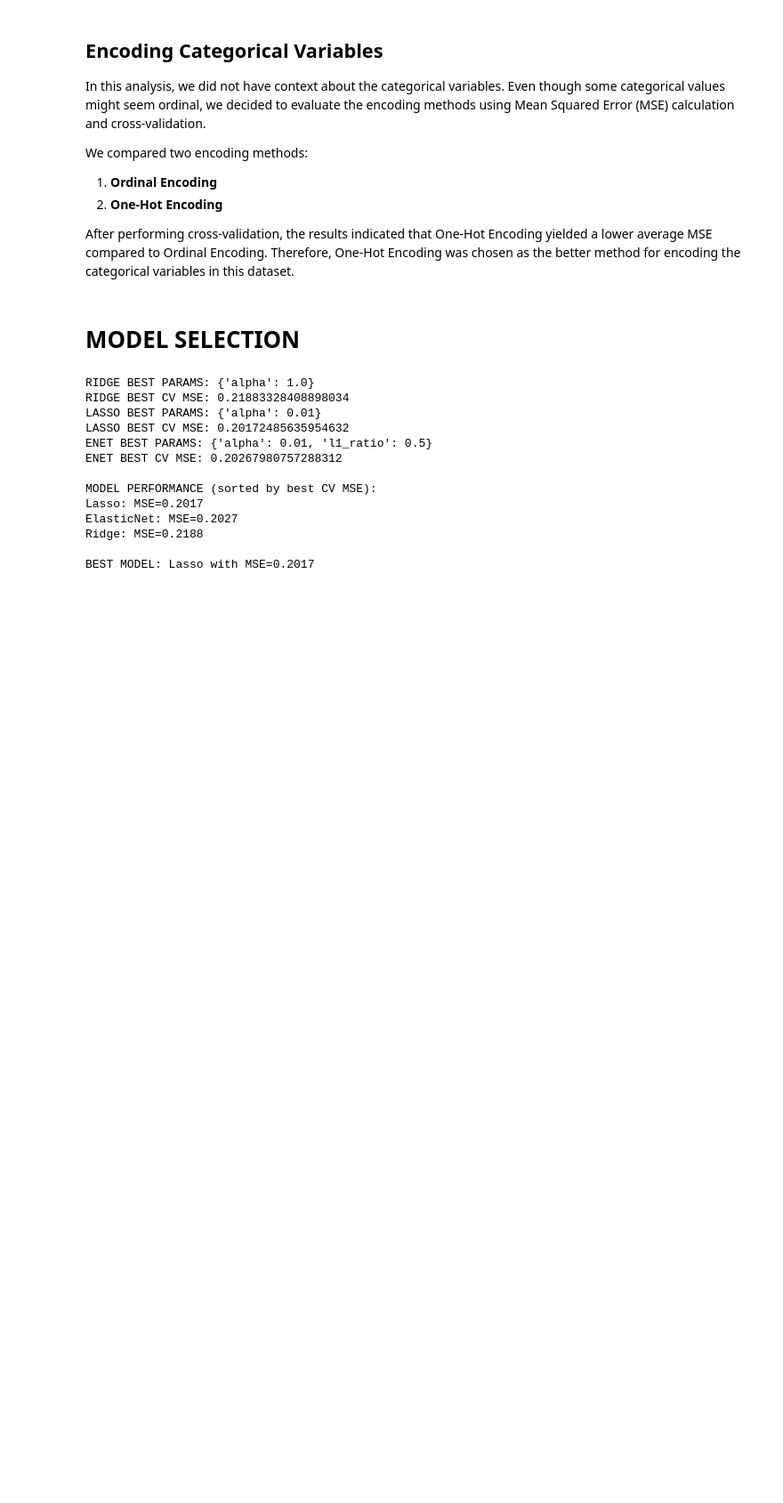
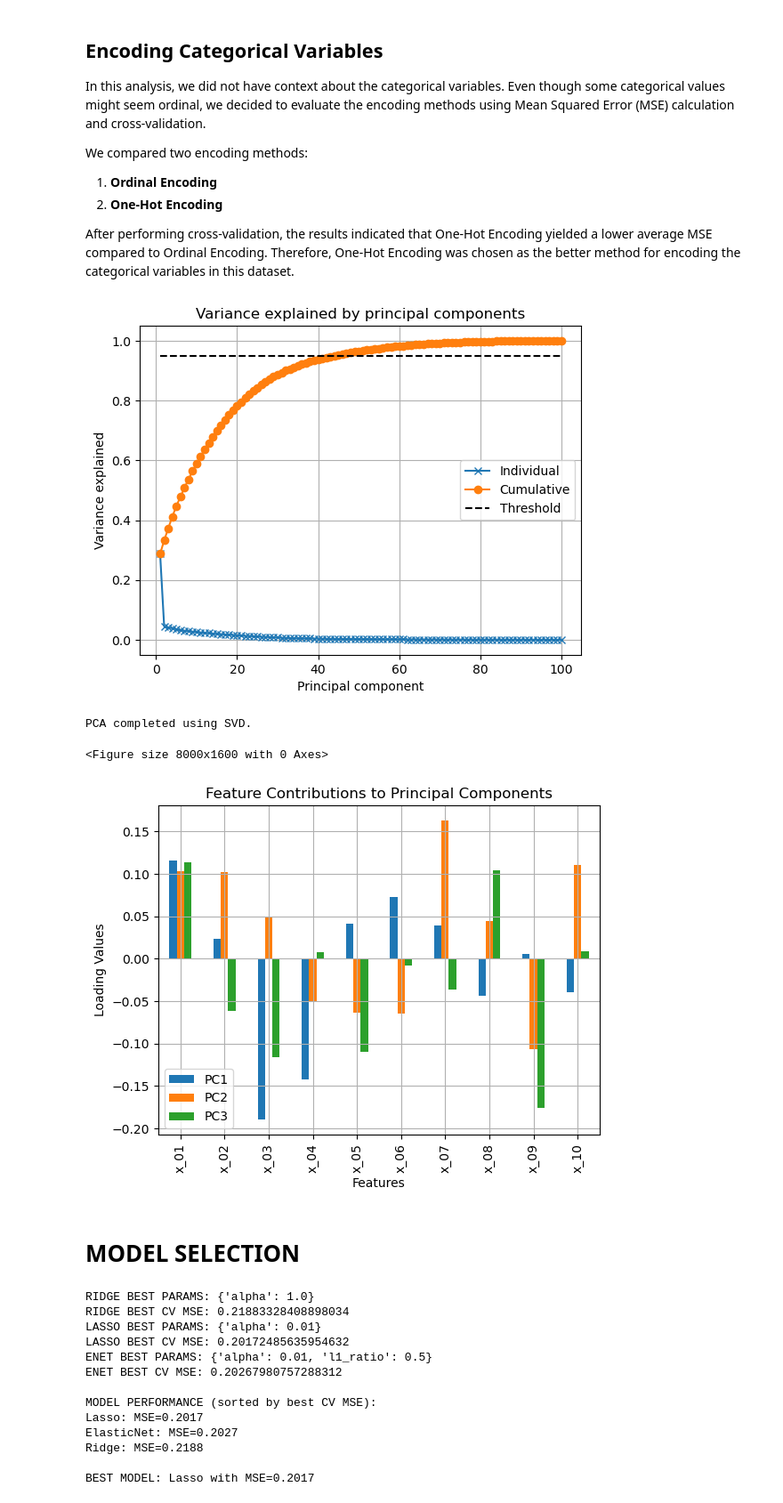
Before and after one commit to elefaill/CDA_ASSIGNMENT, a Jupyter notebook: Case 1 attached files 11 March, 2025 610 PM/script1.ipynb, the cells around one changed output. Shown at 89% size. Saved outputs shown, nothing was run; the diff lists cells and outputs as text; code cells hidden in the pictures; blank space fills up the shorter version.

```diff
--- a/Case 1 attached files 11 March, 2025 610 PM/script1.ipynb
+++ b/Case 1 attached files 11 March, 2025 610 PM/script1.ipynb
@@ -239,3 +264,52 @@ y = y
+# %%
+
+############# PCA by computing SVD of Y ################
+U, S, V = svd(X_preprocessed, full_matrices=False)
+# Compute variance explained by principal components
+rho = (S * S) / (S * S).sum()
+# Set a threshold for the cumulative variance
+threshold = 0.95
+
+
+# %%
+
+############# PLOT VARIANCE EXPLAINED ################
+figure()
+plot(range(1, len(rho) + 1), rho, "x-")
+plot(range(1, len(rho) + 1), np.cumsum(rho), "o-")
+plot([1, len(rho)], [threshold, threshold], "k--")
+title("Variance explained by principal components")
+xlabel("Principal component")
+ylabel("Variance explained")
+legend(["Individual", "Cumulative", "Threshold"])
+grid()
+show()
+
+print("PCA completed using SVD.")
+
+
+# %% [markdown]
+# From this graph we can see that out pca analysis is not really effective, we can explain more than 60% of the variance with 6 components, and we need 12 to reach the treshold.
+
+# %%
+
+#Get the loadings (principal components)
+loadings = V[:, :3]  #
+loadings_df = pd.DataFrame(loadings[:10, :], index=num_cols[:10], columns=['PC1', 'PC2', 'PC3'])
+
+# Visualize the loadings
+figure(figsize=(80, 16))
+loadings_df.plot(kind='bar')
+title("Feature Contributions to Principal Components")
+ylabel("Loading Values")
+xlabel("Features")
+grid(True)
+show()
+# %% [output]
+[figure, added]
+PCA completed using SVD.
+<Figure size 8000x1600 with 0 Axes>
+[figure, added]
 # %% [markdown]
 # MODEL SELECTION
 # %%
```
Also changed, not shown: parts of 7 cells of this notebook, 2 other files.
